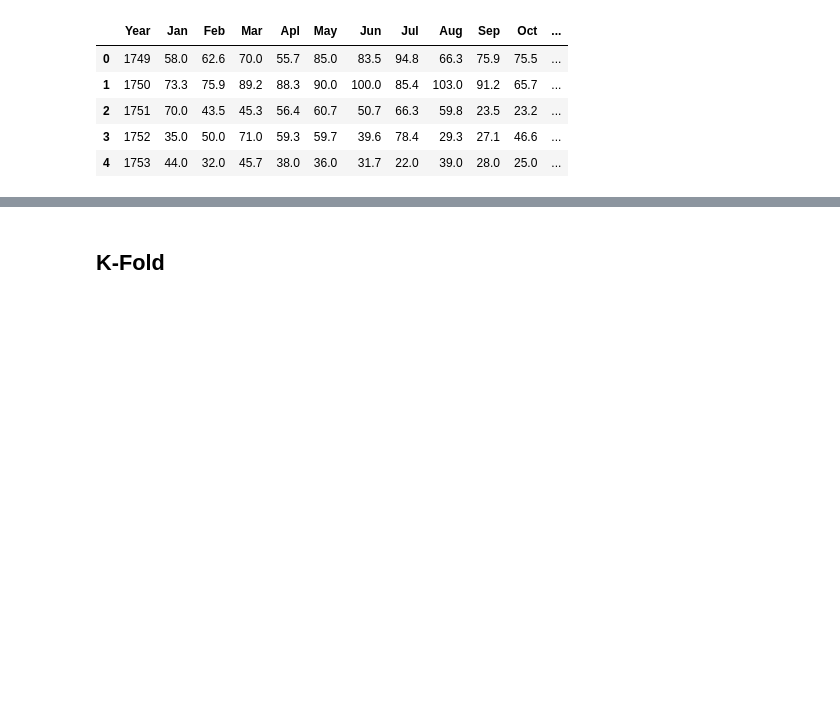
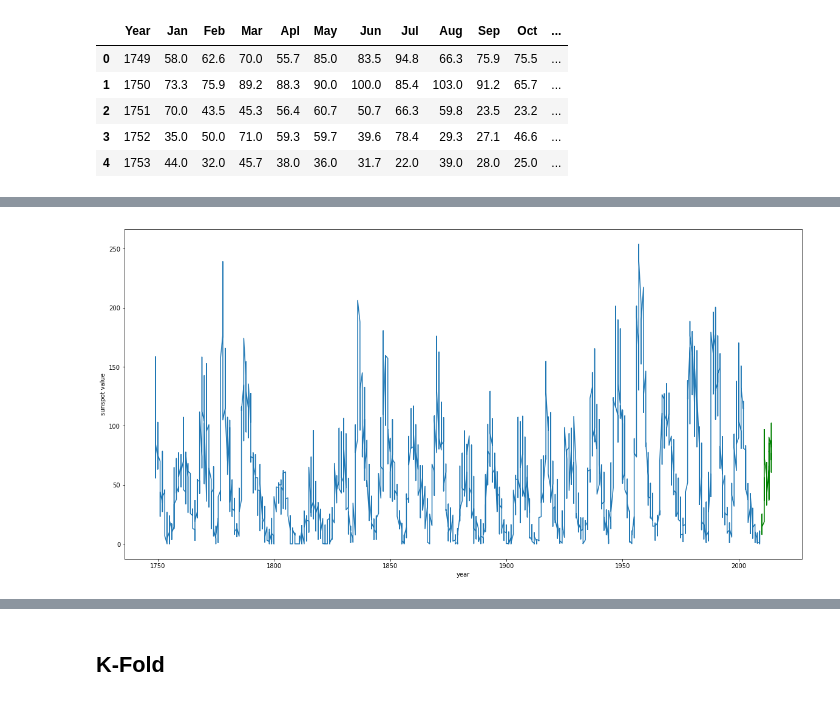
Before and after one commit to douglashsabreu/MachineLearning, a Jupyter notebook: LinearRegression/Sunspot Linear Regression.ipynb, the cells around one changed output, grey strips where cells are left out. Saved outputs shown, nothing was run; the diff lists cells and outputs as text; code cells hidden in the pictures; blank space fills up the shorter version.

```diff
--- a/LinearRegression/Sunspot Linear Regression.ipynb
+++ b/LinearRegression/Sunspot Linear Regression.ipynb
@@ -150,3 +144,14 @@ plt.show()
+# %%
+months = ['Jan', 'Feb', 'Mar', 'Apl', 'May', 'Jun', 'Jul', 'Aug', 'Sep', 'Oct', 'Nov', 'Dec']
+years_with_months_train = []
+for year in np.unique(years_train):
+    for month in months:
+        years_with_months_train.append('{}/{}'.format(year, month))
+
+years_with_months_test = []
+for year in np.unique(years_test):
+    for month in months:
+        years_with_months_test.append('{}/{}'.format(year, month))
 # %%
 phi = generate_phi(_df.values[:-60,1], 20)
 
@@ -163,3 +171,13 @@ plt.show()
+# %%
+teste = years_with_months_train + years_with_months_train
+plt.figure(figsize=(20,10))
+plt.plot(years_train, sunspots_values_train)
+plt.plot(years_test, sunspots_values_test, 'g')
+plt.xlabel('year')
+plt.ylabel('sunspot value')
+plt.show()
+# %% [output]
+[figure, added]
 # %%
 last_train_subset = sunspots_values_train[-20:]
 # %%
```
Also changed, not shown: parts of 10 cells of this notebook.
